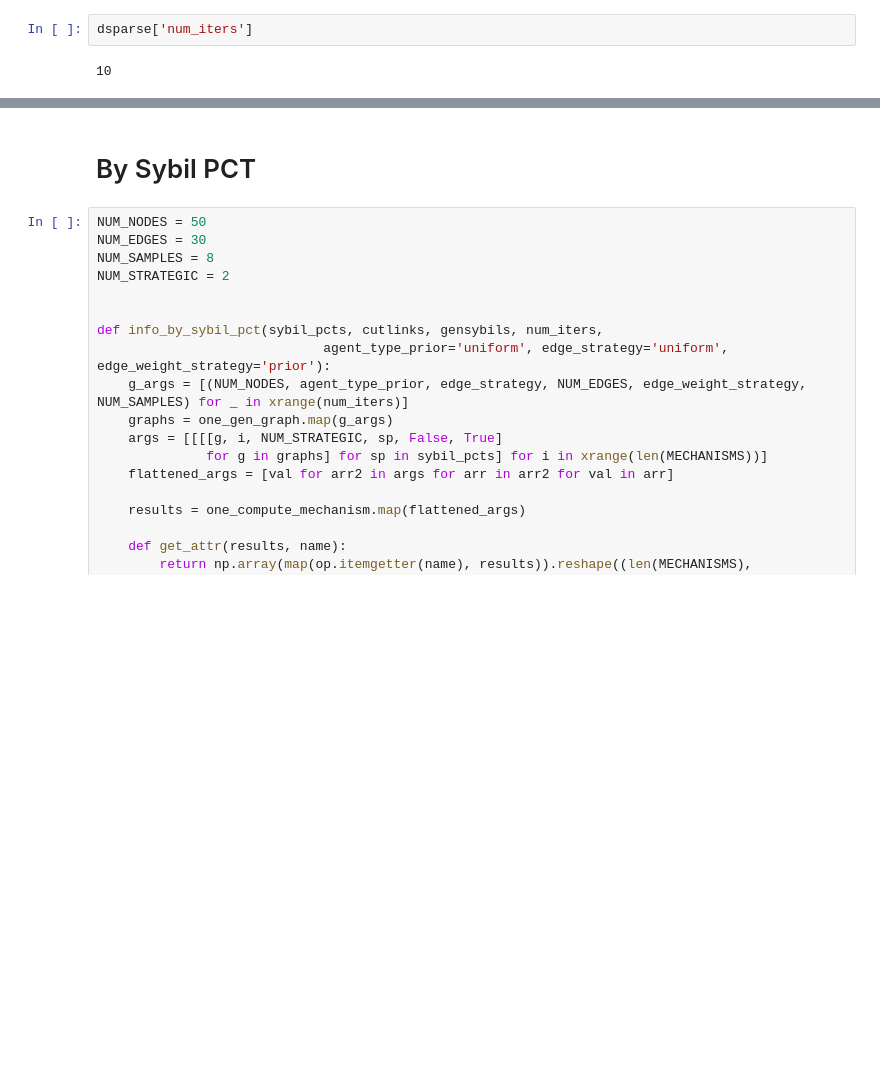
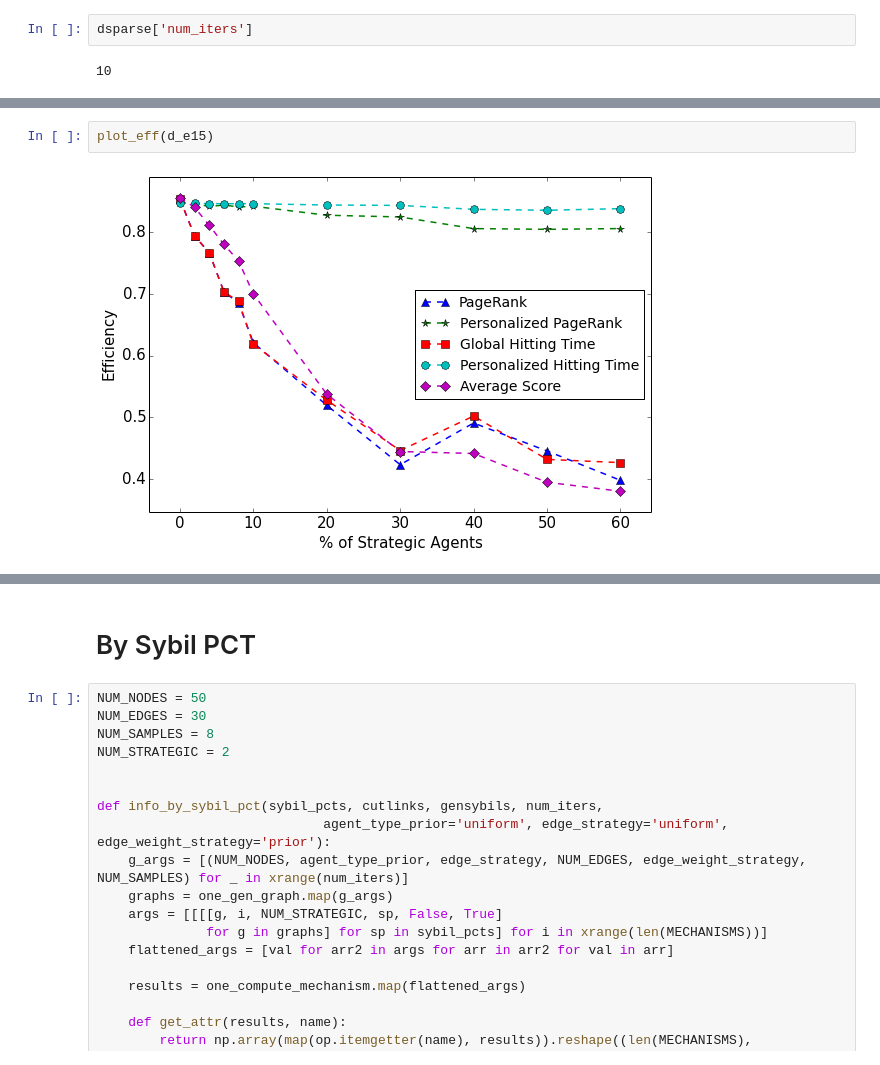
Before and after one commit to branliu0/transitive-trust-models, a Jupyter notebook: notebooks/2014-07-23 Experiment With Manipulations.ipynb, the cells around one changed output, grey strips where cells are left out. Cells and saved outputs as stored; diff of their text form; blank space fills up the shorter version.

```diff
--- a/notebooks/2014-07-23 Experiment With Manipulations.ipynb
+++ b/notebooks/2014-07-23 Experiment With Manipulations.ipynb
@@ -360,0 +369,4 @@ plot_eff(dsparse_e5_nonunif)
+# %%
+plot_eff(d_e15)
+# %% [output]
+[figure, added]
```
Also changed, not shown: parts of 9 cells of this notebook, 1 other file.
